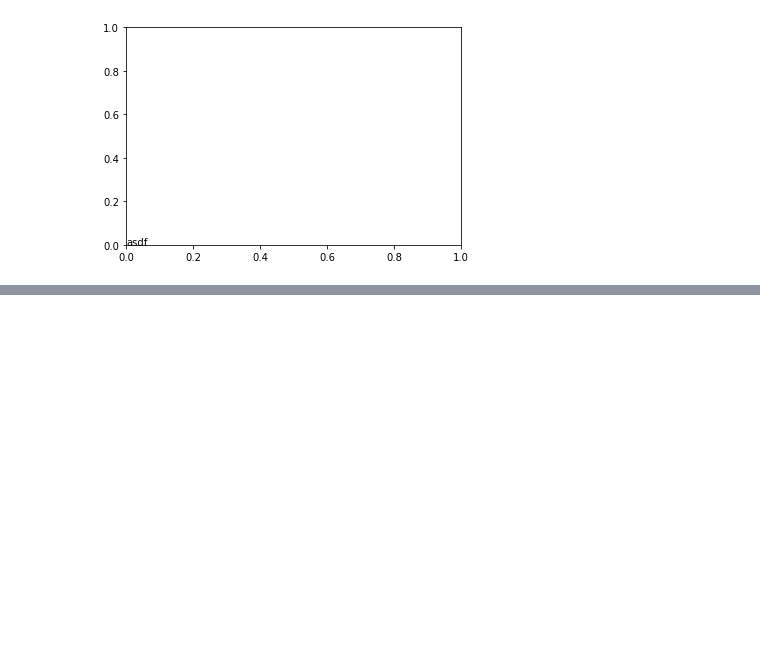
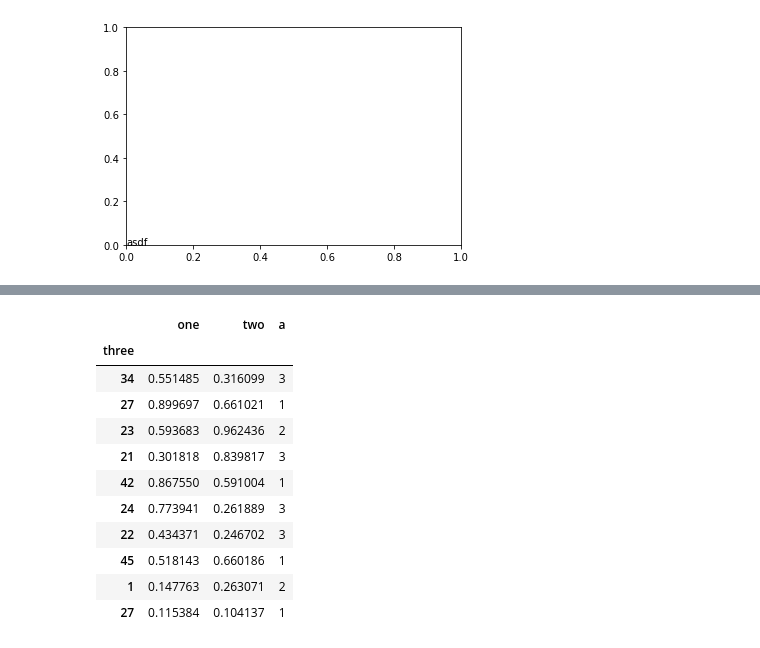
Before and after one commit to insommer/AnalysisCode, a Jupyter notebook: Coding Test/Coding Test.ipynb, the cells around one changed output, grey strips where cells are left out. Saved outputs shown, nothing was run; the diff lists cells and outputs as text; code cells hidden in the pictures; blank space fills up the shorter version.

```diff
--- a/Coding Test/Coding Test.ipynb
+++ b/Coding Test/Coding Test.ipynb
@@ -2115,0 +2342,17 @@ Text(0, 0, 'asdf')
+# %%
+df[['a']] = np.random.randint(1,5,10).reshape(-1,1)
+# %%
+df
+# %% [output]
+|  | one | two | a |
+| three |  |  |  |
+| 34 | 0.551485 | 0.316099 | 3 |
+| 27 | 0.899697 | 0.661021 | 1 |
+| 23 | 0.593683 | 0.962436 | 2 |
+| 21 | 0.301818 | 0.839817 | 3 |
+| 42 | 0.867550 | 0.591004 | 1 |
+| 24 | 0.773941 | 0.261889 | 3 |
+| 22 | 0.434371 | 0.246702 | 3 |
+| 45 | 0.518143 | 0.660186 | 1 |
+| 1 | 0.147763 | 0.263071 | 2 |
+| 27 | 0.115384 | 0.104137 | 1 |
```
Also changed, not shown: parts of 37 cells of this notebook, 2 other files.
